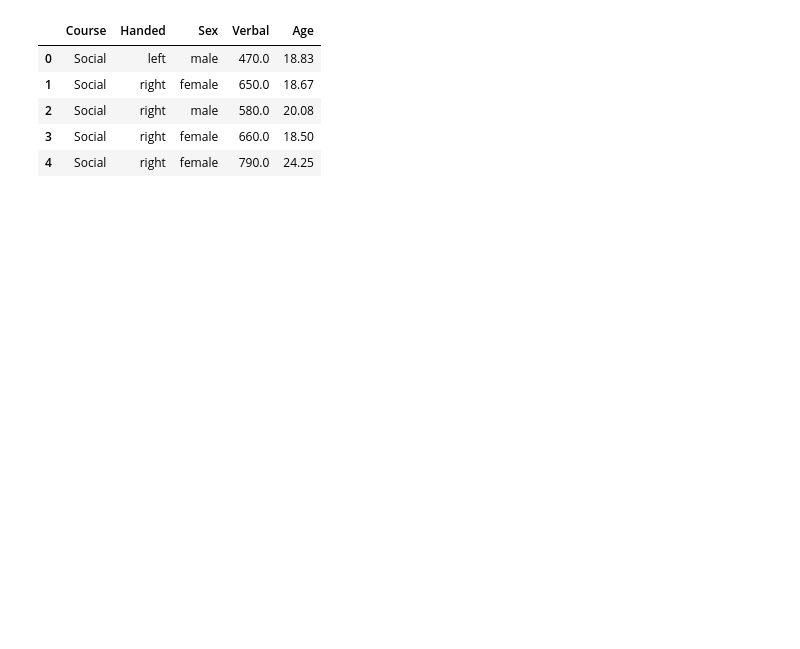
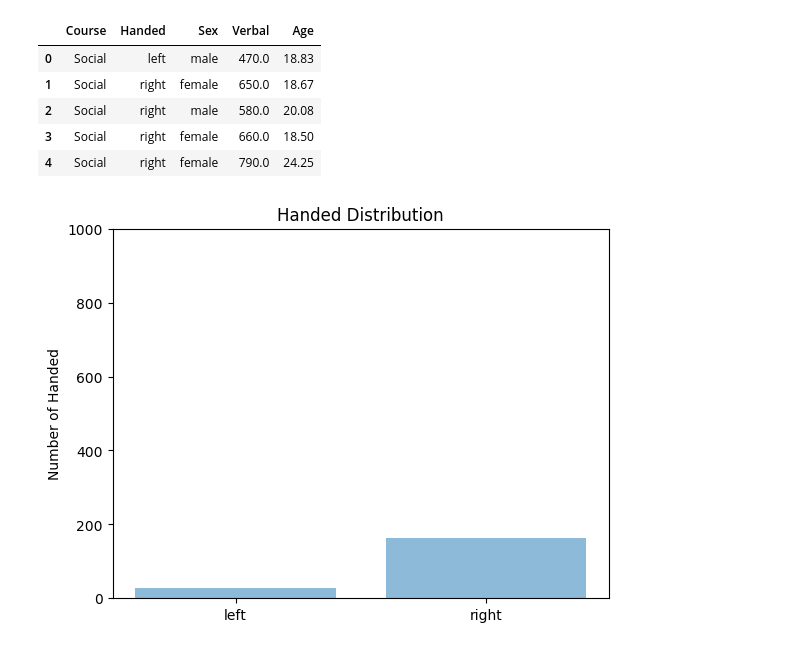
Before and after one commit to uoflCoder/StanfordStats, a Jupyter notebook: Sampling.ipynb, the cells around one changed output. Saved outputs shown, nothing was run; the diff lists cells and outputs as text; code cells hidden in the pictures; blank space fills up the shorter version.

Commit message:
Sampling
Made a bar chart between random sample and population

```diff
--- a/Sampling.ipynb
+++ b/Sampling.ipynb
@@ -18,3 +21,23 @@ population_data.sample?
 # %%
 #Get a random sample of 192 students
 population_sample = population_data.sample(192, random_state=42)
+# %%
+left_population = population_sample["Handed"].loc[population_sample['Handed'] == 'left']
+left_population = left_population.count()
+
+right_population = population_sample["Handed"].loc[population_sample['Handed'] == 'right']
+right_population = right_population.count()
+# %%
+
+objects = ('left', 'right')
+y_pos = np.arange(len(objects))
+distribution = [left_population,right_population]
+
+plt.bar(y_pos, distribution, align='center', alpha=0.5)
+plt.xticks(y_pos, objects)
+plt.ylabel('Number of Handed')
+plt.title('Handed Distribution')
+plt.ylim(0,1000)
+plt.show()
+# %% [output]
+[figure, added]
```
Also changed, not shown: parts of 6 cells of this notebook.
